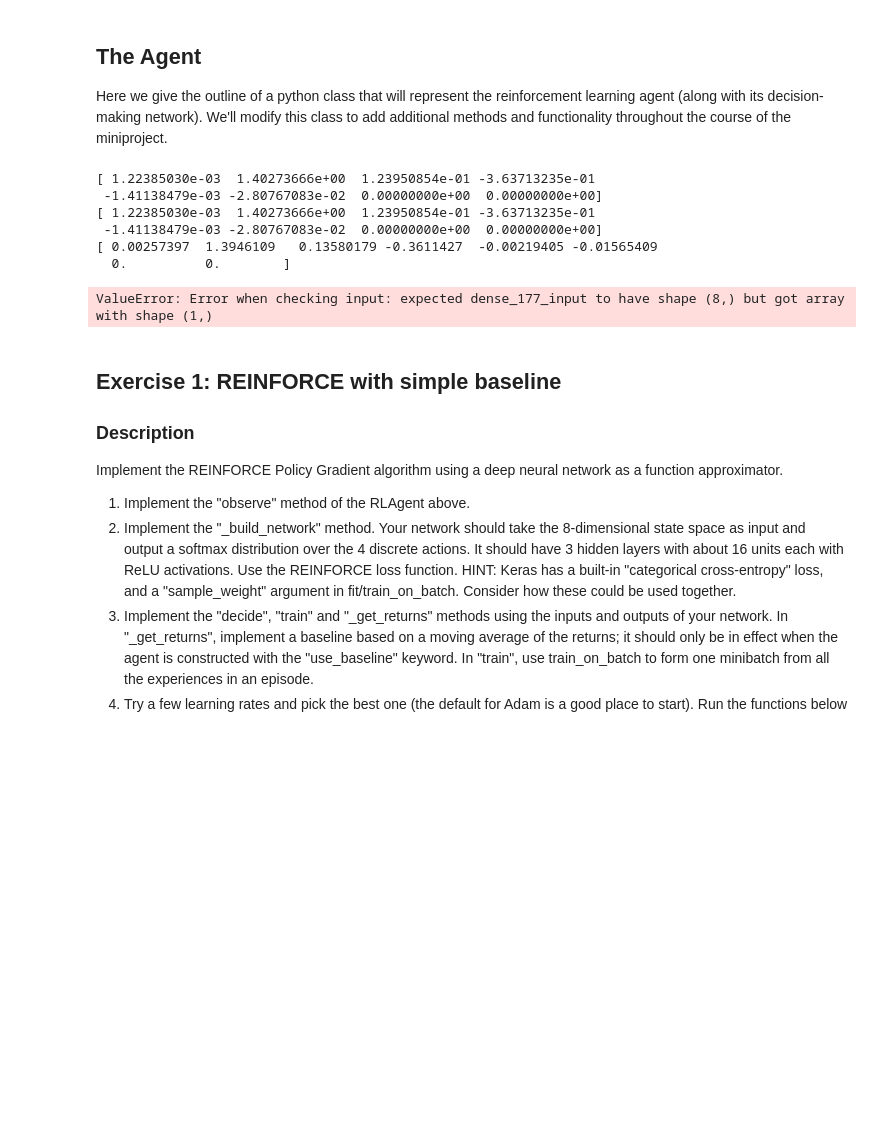
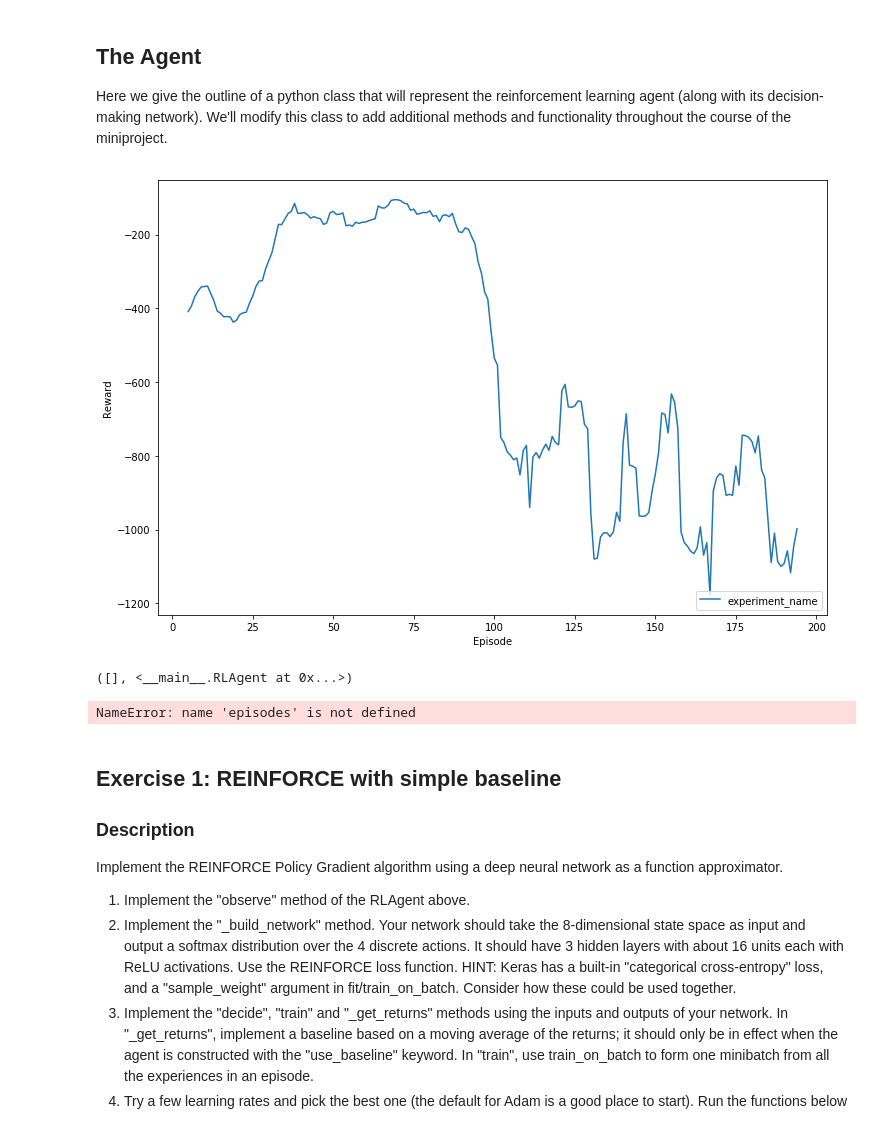
Before and after one commit to Guilhem74/EPFL_Artificial_Neural_Networks, a Jupyter notebook: miniproject3_2019.ipynb, the cells around one changed output. Cells and saved outputs as stored; diff of their text form; code cells hidden in the pictures; blank space fills up the shorter version.

Commit message:
training done
function train in Rlagent is corrected

```diff
--- a/miniproject3_2019.ipynb
+++ b/miniproject3_2019.ipynb
@@ -214,7 +214,7 @@ This is the method we will call to setup an experiment. Reinforcement learning u
 
 You don't need to add anything here; you will be working directly on the RL agent.
 # %%
-num_episodes = 3000
+num_episodes = 200
 
 def run_experiment(experiment_name, env, num_episodes, policy_learning_rate = 0.001, value_learning_rate = 0.001,
                    baseline=None, entropy_cost = 0, max_ent_cost = 0):
@@ -228,7 +228,7 @@ def run_experiment(experiment_name, env, num_episodes, policy_learning_rate = 0.
     all_episode_frames = []
     step = 0
     for episode in range(1, num_episodes+1):
-
+        results = Results()
         #Update results plot and occasionally store an episode movie
         episode_frames = None
         if episode % 10 == 0:
@@ -247,14 +247,14 @@ def run_experiment(experiment_name, env, num_episodes, policy_learning_rate = 0.
                 episode_frames.append(env.render(mode='rgb_array'))
 
             # 1. Decide on an action based on the observations
-            action = agent.decide(observation)
+            action , Q_value = agent.decide(observation)
 
             # 2. Take action in the environment
             next_observation, reward, done, info = env.step(action)
             episode_reward += reward
 
             # 3. Store the information returned from the environment for training
-            agent.observe(observation, action, reward)
+            agent.observe(observation, action, reward, Q_value)
 
             # 4. When we reach a terminal state ("done"), use the observed episode to train the network
             if done:
@@ -378,16 +387,15 @@ class RLAgent(object):
               loss='categorical_crossentropy',
               metrics=['accuracy'])
 # %%
-run_experiment("experiment_name", discrete_env, num_episodes, policy_learning_rate = 0.001, value_learning_rate = 0.001,
+run_experiment("experiment_name", discrete_env, num_episodes, policy_learning_rate = 0.001, value_learning_rate = 0.0001,
                    baseline=None, entropy_cost = 0, max_ent_cost = 0)
 # %% [output]
+[figure, added]
-[ 1.22385030e-03  1.40273666e+00  1.23950854e-01 -3.63713235e-01
- -1.41138479e-03 -2.80767083e-02  0.00000000e+00  0.00000000e+00]
-[ 1.22385030e-03  1.40273666e+00  1.23950854e-01 -3.63713235e-01
- -1.41138479e-03 -2.80767083e-02  0.00000000e+00  0.00000000e+00]
-[ 0.00257397  1.3946109   0.13580179 -0.3611427  -0.00219405 -0.01565409
-  0.          0.        ]
+([], <__main__.RLAgent at 0x...>)
-ValueError: Error when checking input: expected dense_177_input to have shape (8,) but got array with shape (1,)
+# %%
+agent.
+# %% [output]
+NameError: name 'episodes' is not defined
 # %% [markdown]
 ## Exercise 1: REINFORCE with simple baseline
 
```
Also changed, not shown: parts of 2 cells of this notebook.
